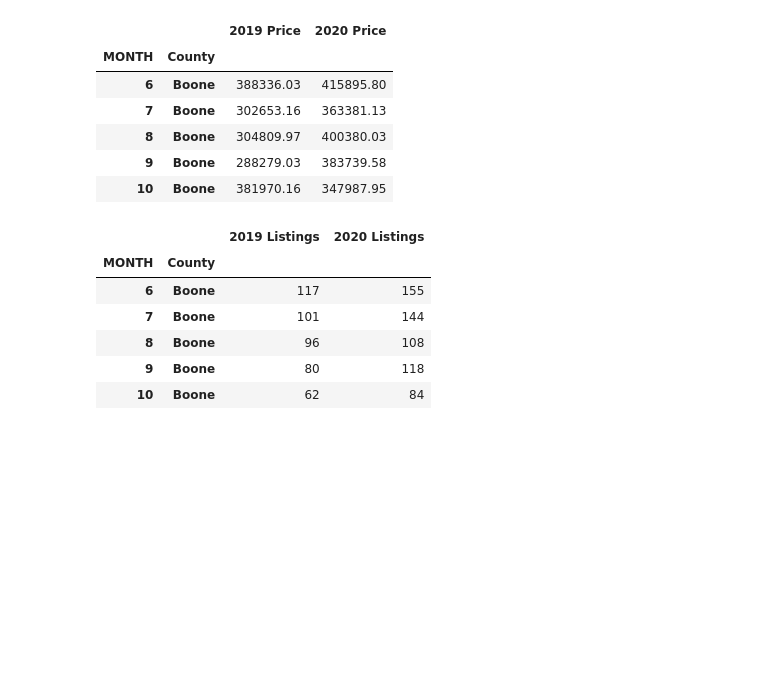
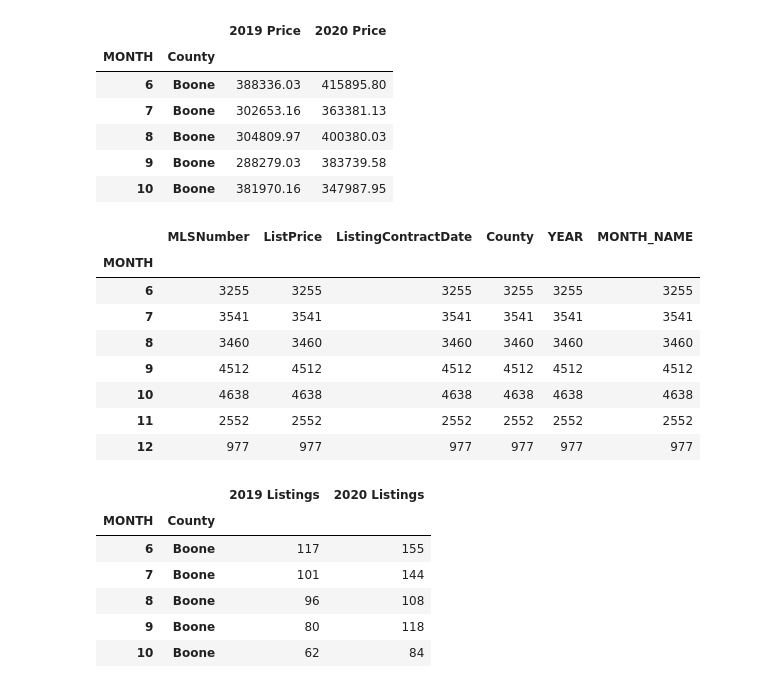
Before and after one commit to c-kleerun/COVID-Housing-Comparison, a Jupyter notebook: Covid-Housing-Analysis.ipynb, the cells around one changed output. Saved outputs shown, nothing was run; the diff lists cells and outputs as text; code cells hidden in the pictures; blank space fills up the shorter version.

```diff
--- a/Covid-Housing-Analysis.ipynb
+++ b/Covid-Housing-Analysis.ipynb
@@ -158,6 +151,20 @@ rs_combined_county.head()
 | 8 | Boone | 304809.97 | 400380.03 |
 | 9 | Boone | 288279.03 | 383739.58 |
 | 10 | Boone | 381970.16 | 347987.95 |
+# %%
+rs_19_month = rs_19.groupby(['MONTH']).count()
+rs_20_month = rs_20.groupby(['MONTH']).count()
+rs_20_month
+# %% [output]
+|  | MLSNumber | ListPrice | ListingContractDate | County | YEAR | MONTH_NAME |
+| MONTH |  |  |  |  |  |  |
+| 6 | 3255 | 3255 | 3255 | 3255 | 3255 | 3255 |
+| 7 | 3541 | 3541 | 3541 | 3541 | 3541 | 3541 |
+| 8 | 3460 | 3460 | 3460 | 3460 | 3460 | 3460 |
+| 9 | 4512 | 4512 | 4512 | 4512 | 4512 | 4512 |
+| 10 | 4638 | 4638 | 4638 | 4638 | 4638 | 4638 |
+| 11 | 2552 | 2552 | 2552 | 2552 | 2552 | 2552 |
+| 12 | 977 | 977 | 977 | 977 | 977 | 977 |
 # %%
 rs19_monthly_count= rs_19.groupby(["County", "MONTH"])["MLSNumber"].count()
 rs19_monthly_count = pd.DataFrame(rs19_monthly_count)
```
Also changed, not shown: parts of 6 cells of this notebook, 2 other files.
